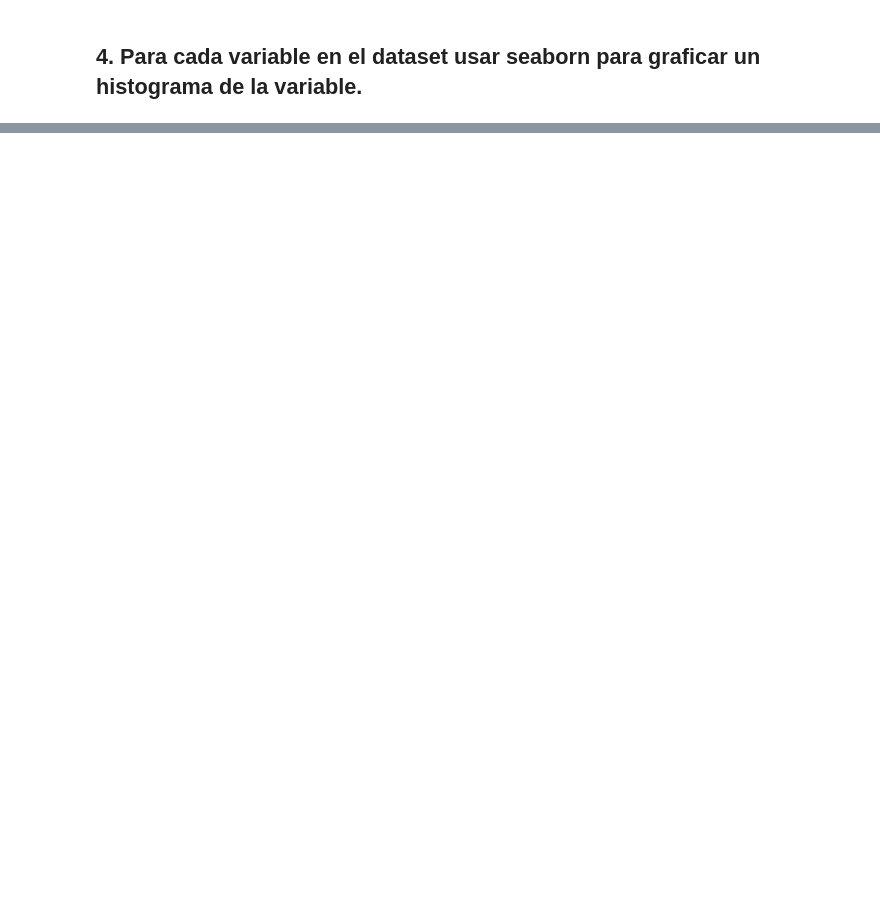
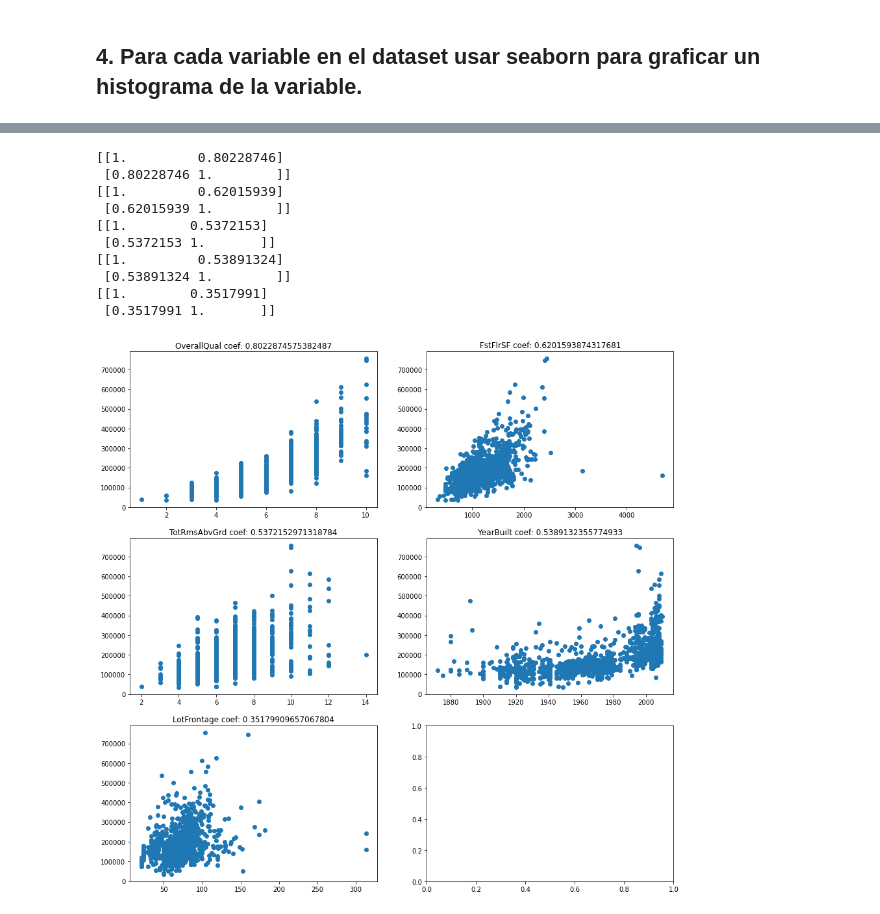
Before and after one commit to estuardonavarro/CDP_Proyecto, a Jupyter notebook: Proyecto.ipynb, the cells around one changed output, grey strips where cells are left out. Drawn from its saved outputs; the diff is of its cells as text; code cells hidden in the pictures; blank space fills up the shorter version.

```diff
--- a/Proyecto.ipynb
+++ b/Proyecto.ipynb
@@ -109,0 +120,28 @@ sb.histplot(df["LotFrontage"], ax = axes[1, 2], kde = True, stat = "density", li
+# %%
+m = 3
+n = 2
+axes = plt.subplots(m, n, figsize = (15,15))[1]
+def add_scatter(c, i, j):
+    x = df[columns[c]]
+    y = df[columns[0]]
+    axes[i, j].scatter(x,y)
+    print(np.corrcoef(x,y))
+    axes[i, j].set_title(columns[c] + " coef: " + str(np.corrcoef(x,y)[0,1]))
+c = 1
+for i in range(m):
+    for j in range(n):
+        if c<len(columns):
+            add_scatter(c, i,j)
+        c += 1
+# %% [output]
+[[1.         0.80228746]
+ [0.80228746 1.        ]]
+[[1.         0.62015939]
+ [0.62015939 1.        ]]
+[[1.        0.5372153]
+ [0.5372153 1.       ]]
+[[1.         0.53891324]
+ [0.53891324 1.        ]]
+[[1.        0.3517991]
+ [0.3517991 1.       ]]
+[figure, added]
```
Also changed, not shown: parts of 4 cells of this notebook.
